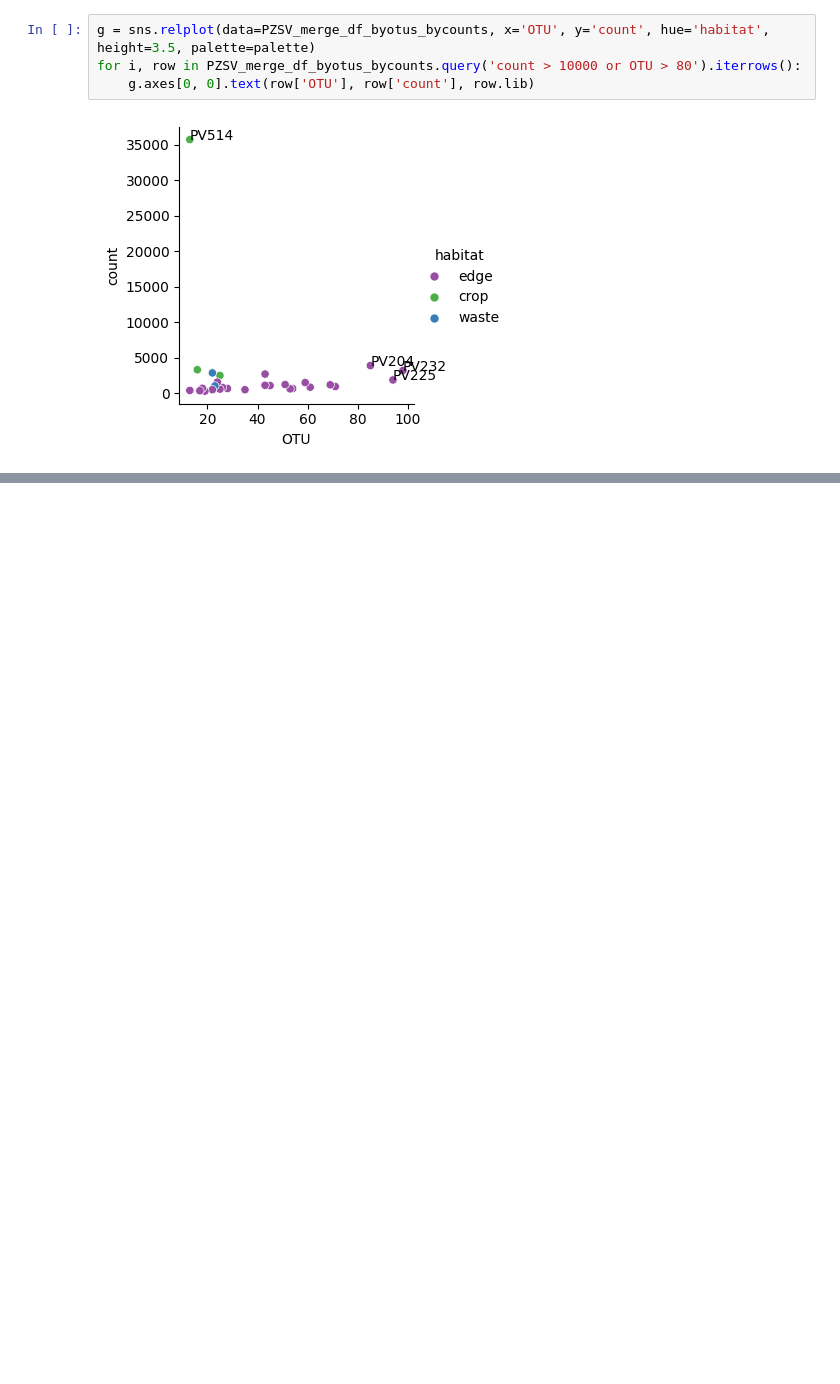
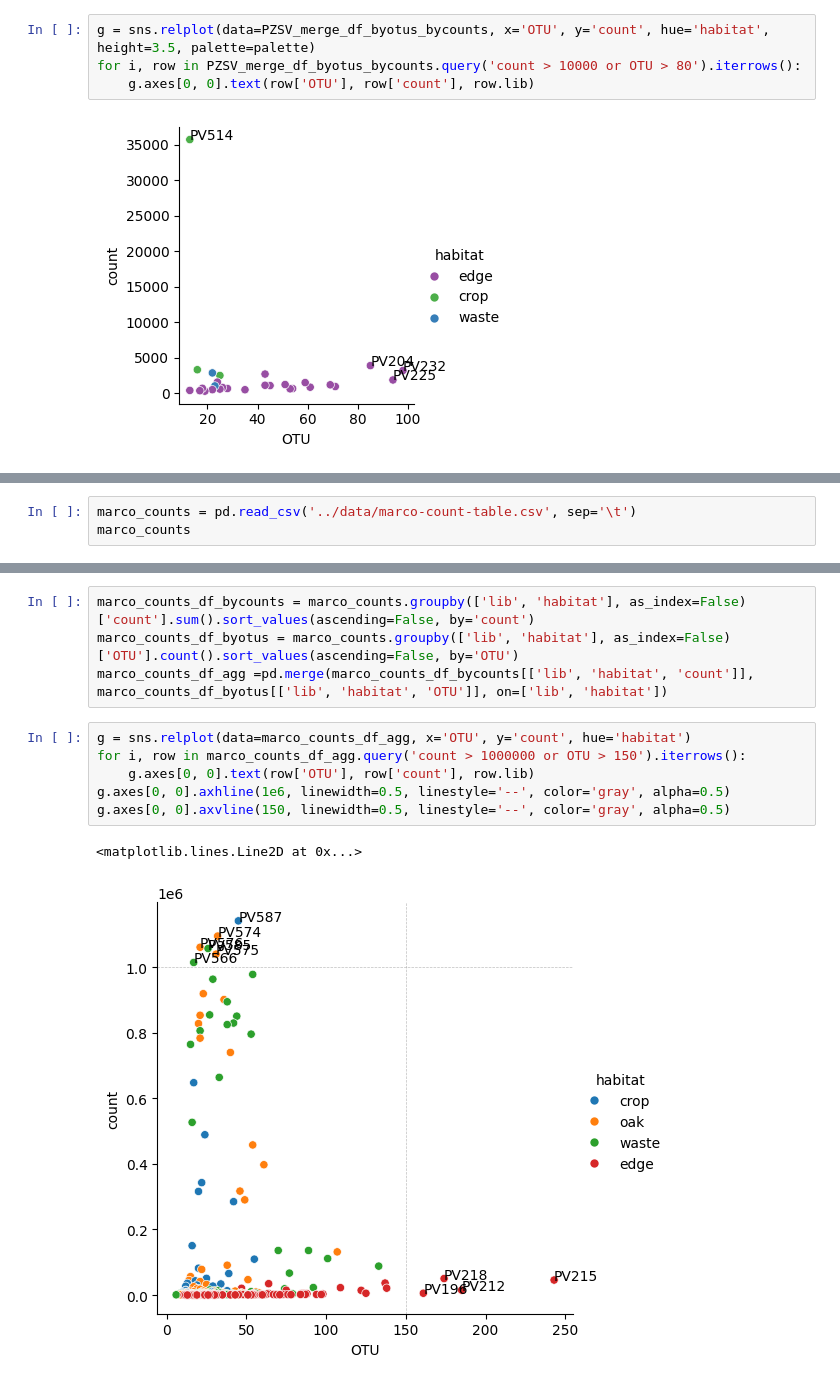
Before and after one commit to wilkinsonlab/miripvir25, a Jupyter notebook: notebooks/2025-02-25.16s-example-assessment.ipynb, the cells around one changed output, grey strips where cells are left out. Cells and saved outputs as stored; diff of their text form; blank space fills up the shorter version.

```diff
--- a/notebooks/2025-02-25.16s-example-assessment.ipynb
+++ b/notebooks/2025-02-25.16s-example-assessment.ipynb
@@ -215,0 +220,3 @@ for i, row in PZSV_merge_df_byotus_bycounts.query('count > 10000 or OTU > 80').i
+# %%
+marco_counts = pd.read_csv('../data/marco-count-table.csv', sep='\t')
+marco_counts
@@ -215,0 +237,13 @@ for i, row in PZSV_merge_df_byotus_bycounts.query('count > 10000 or OTU > 80').i
+# %%
+marco_counts_df_bycounts = marco_counts.groupby(['lib', 'habitat'], as_index=False)['count'].sum().sort_values(ascending=False, by='count')
+marco_counts_df_byotus = marco_counts.groupby(['lib', 'habitat'], as_index=False)['OTU'].count().sort_values(ascending=False, by='OTU')
+marco_counts_df_agg =pd.merge(marco_counts_df_bycounts[['lib', 'habitat', 'count']], marco_counts_df_byotus[['lib', 'habitat', 'OTU']], on=['lib', 'habitat'])
+# %%
+g = sns.relplot(data=marco_counts_df_agg, x='OTU', y='count', hue='habitat')
+for i, row in marco_counts_df_agg.query('count > 1000000 or OTU > 150').iterrows():
+    g.axes[0, 0].text(row['OTU'], row['count'], row.lib)
+g.axes[0, 0].axhline(1e6, linewidth=0.5, linestyle='--', color='gray', alpha=0.5)
+g.axes[0, 0].axvline(150, linewidth=0.5, linestyle='--', color='gray', alpha=0.5)
+# %% [output]
+<matplotlib.lines.Line2D at 0x...>
+[figure, added]
```
Also changed, not shown: parts of 3 cells of this notebook, 4 other files.
